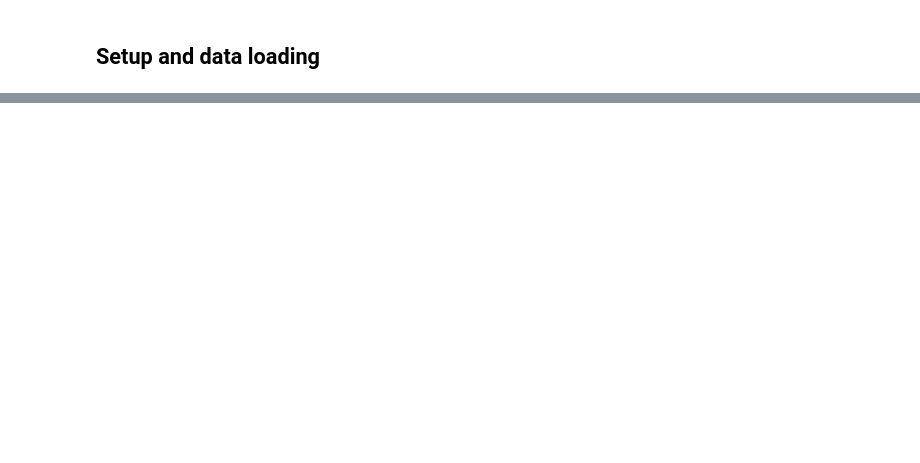
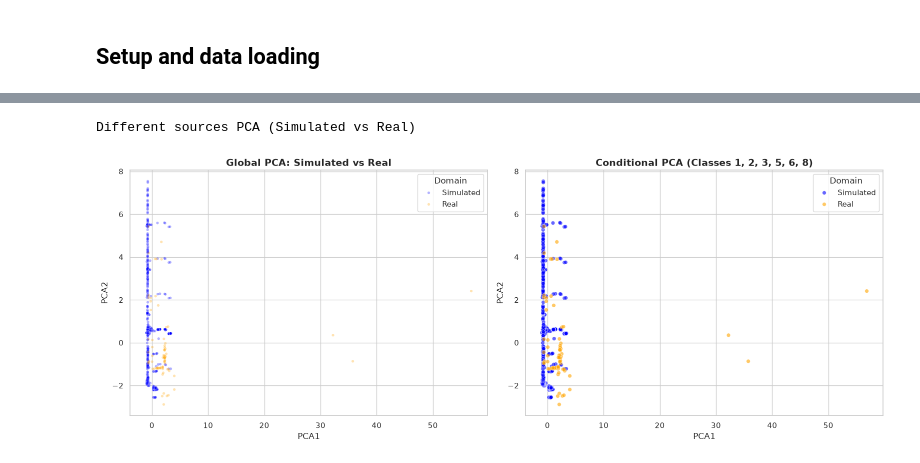
Before and after one commit to lollogiro/ai4i-transfer-learning-synthetic, a Jupyter notebook: stage2-transfer_learning/3w_dom_dist_tl.ipynb, the cells around one changed output, grey strips where cells are left out. Drawn from its saved outputs; the diff is of its cells as text; code cells hidden in the pictures; blank space fills up the shorter version.

Commit message:
updated domain dist vs tl notebook

```diff
--- a/stage2-transfer_learning/3w_dom_dist_tl.ipynb
+++ b/stage2-transfer_learning/3w_dom_dist_tl.ipynb
@@ -733,0 +566,31 @@ Domain distance vs. Transfer penalty
+# %%
+def impute_pair(source_df, target_df):
+    """Train-only imputation for one pair: parameters fit on the source only."""
+    imp = fit_imputation(source_df[ACTIVE_FEATURES].values)
+    src = pd.DataFrame(apply_imputation(source_df[ACTIVE_FEATURES].values, imp),
+                       columns=ACTIVE_FEATURES)
+    src['Class'] = source_df['Class'].values
+    tgt = pd.DataFrame(apply_imputation(target_df[ACTIVE_FEATURES].values, imp),
+                       columns=ACTIVE_FEATURES)
+    tgt['Class'] = target_df['Class'].values
+    return src, tgt
+
+# Different sources (Simulated -> Real), classes 1,2,3,5,6,8
+SRC_CLASSES = [1, 2, 3, 5, 6, 8]
+src_sim, tgt_real = impute_pair(feature_table(SRC_CLASSES, ['simulated']), feature_table(SRC_CLASSES, ['real']))
+
+print('Different Sources (Simulated -> Real): common classes 1,2,3,5,6,8')
+print(f'Source (Simulated): {len(src_sim)} instances over {len(np.unique(src_sim["Class"]))} classes')
+print(f'Target (Real): {len(tgt_real)} instances over {len(np.unique(tgt_real["Class"]))} classes')
+
+# Different wells (wells 1+2 -> 5+10), classes 0 and 4
+wells_src, wells_tgt = impute_pair(domain_rows(wells=['WELL-00001', 'WELL-00002']), domain_rows(wells=['WELL-00005', 'WELL-00010'], fold='eval'))
+
+print('Different Wells (Wells 1+2 -> 5+10): classes 0 and 4')
+print(f'Source (Wells 1+2): {len(wells_src)} instances, target eval (Wells 5+10): {len(wells_tgt)} instances')
+
+# Different time periods (well 2, 2013 -> 2014+2017), classes 0 and 4
+time_src, time_tgt = impute_pair(domain_rows(wells=['WELL-00002'], years=[2013]), domain_rows(wells=['WELL-00002'], years=[2014, 2017], fold='eval'))
+
+print('Different Time Periods (well 2, 2013 -> 2014+2017): classes 0 and 4')
+print(f'Source (2013): {len(time_src)} instances, target eval (2014+17): {len(time_tgt)} instances')
@@ -733,0 +657,6 @@ Domain distance vs. Transfer penalty
+# %%
+print("Different sources PCA (Simulated vs Real)")
+domains_pca(src_sim, tgt_real, 'Simulated', 'Real', ACTIVE_FEATURES, conditional_classes=SRC_CLASSES)
+# %% [output]
+Different sources PCA (Simulated vs Real)
+[figure, added]
```
Also changed, not shown: parts of 54 cells of this notebook.
